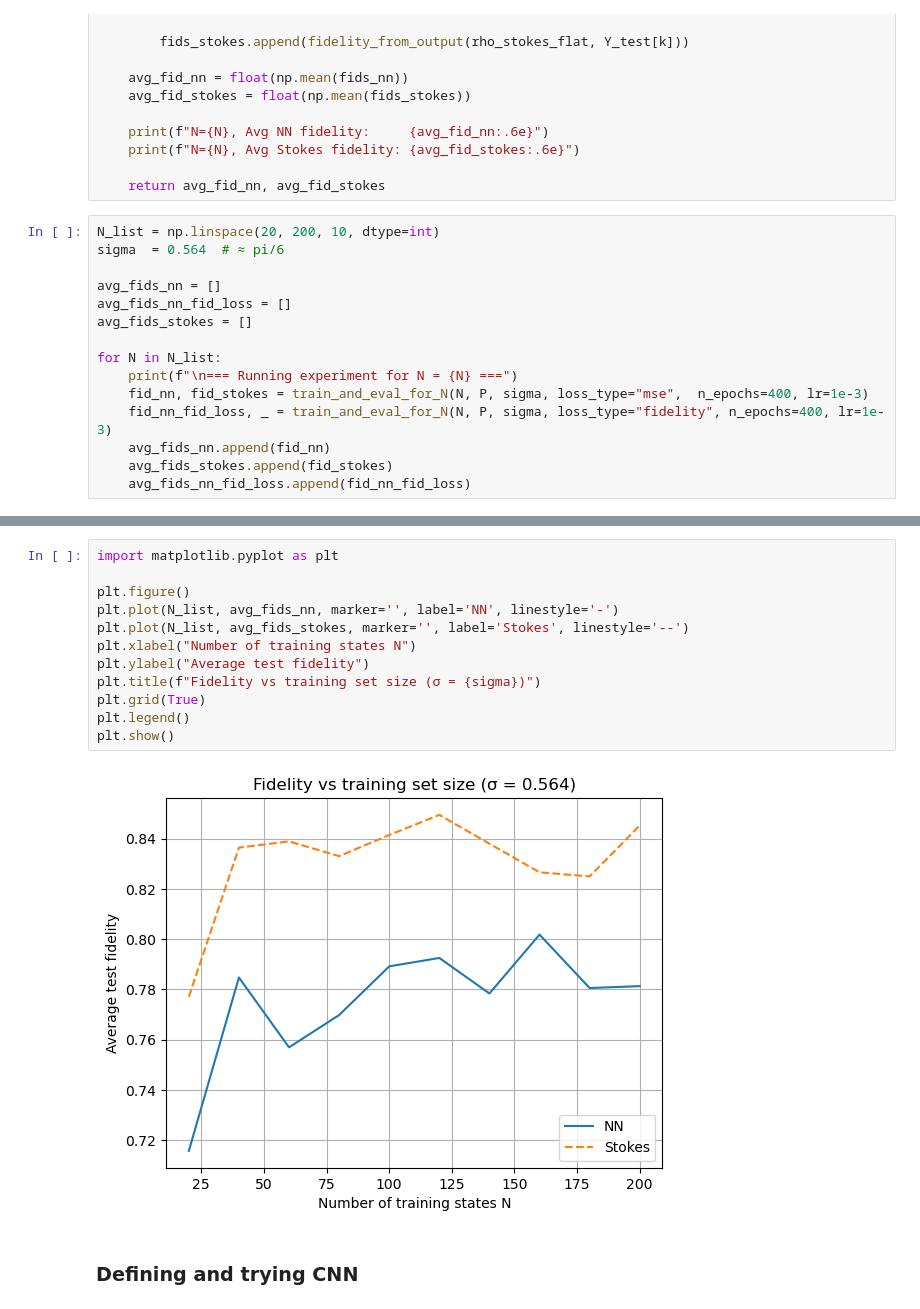
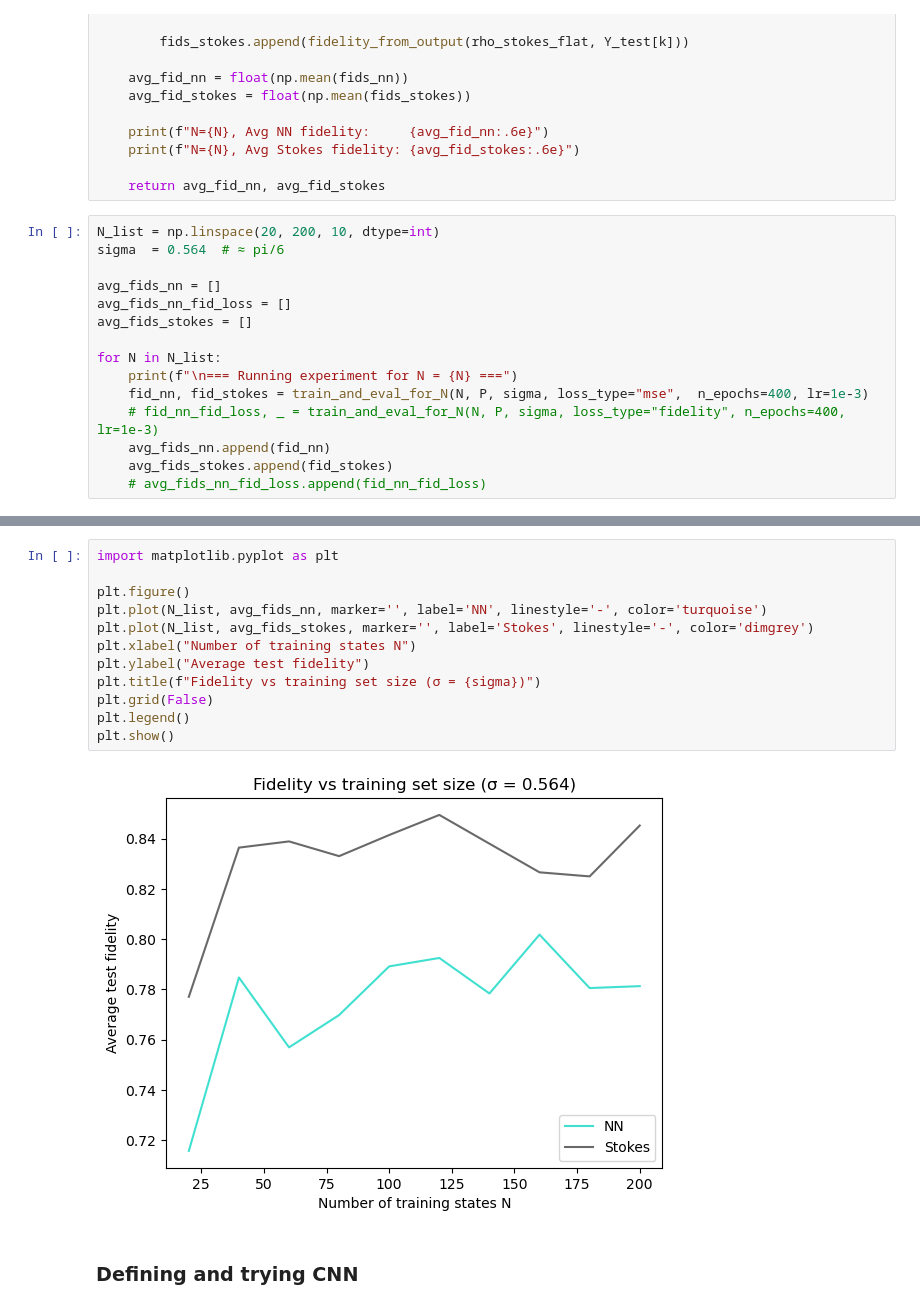
Before and after one commit to Charlow88/Masters-Project, a Jupyter notebook: tasks/NN_predict state_(Week_5)/Reconstruction_NN.ipynb, the cells around one changed output, grey strips where cells are left out. Cells and saved outputs as stored; diff of their text form.

```diff
--- a/tasks/NN_predict state_(Week_5)/Reconstruction_NN.ipynb
+++ b/tasks/NN_predict state_(Week_5)/Reconstruction_NN.ipynb
@@ -402,10 +402,10 @@ avg_fids_stokes = []
 for N in N_list:
     print(f"\n=== Running experiment for N = {N} ===")
     fid_nn, fid_stokes = train_and_eval_for_N(N, P, sigma, loss_type="mse",  n_epochs=400, lr=1e-3)
-    fid_nn_fid_loss, _ = train_and_eval_for_N(N, P, sigma, loss_type="fidelity", n_epochs=400, lr=1e-3)
+    # fid_nn_fid_loss, _ = train_and_eval_for_N(N, P, sigma, loss_type="fidelity", n_epochs=400, lr=1e-3)
     avg_fids_nn.append(fid_nn)
     avg_fids_stokes.append(fid_stokes)
-    avg_fids_nn_fid_loss.append(fid_nn_fid_loss)
+    # avg_fids_nn_fid_loss.append(fid_nn_fid_loss)
 # %% [output]
 === Running experiment for N = 20 ===
 N=20, Avg NN fidelity:     7.157051e-01
@@ -427,17 +427,17 @@ N=200, Avg Stokes fidelity: 8.452071e-01
 # %%
 import matplotlib.pyplot as plt
 
 plt.figure()
-plt.plot(N_list, avg_fids_nn, marker='', label='NN', linestyle='-')
-plt.plot(N_list, avg_fids_stokes, marker='', label='Stokes', linestyle='--')
+plt.plot(N_list, avg_fids_nn, marker='', label='NN', linestyle='-', color='turquoise')
+plt.plot(N_list, avg_fids_stokes, marker='', label='Stokes', linestyle='-', color='dimgrey')
 plt.xlabel("Number of training states N")
 plt.ylabel("Average test fidelity")
 plt.title(f"Fidelity vs training set size (σ = {sigma})")
-plt.grid(True)
+plt.grid(False)
 plt.legend()
 plt.show()
 # %% [output]
-[figure, old version]
+[figure, new version]
 # %% [markdown]
 ### Defining and trying CNN
 # %%
```
Also changed, not shown: parts of 1 cell of this notebook, 8 other files.
